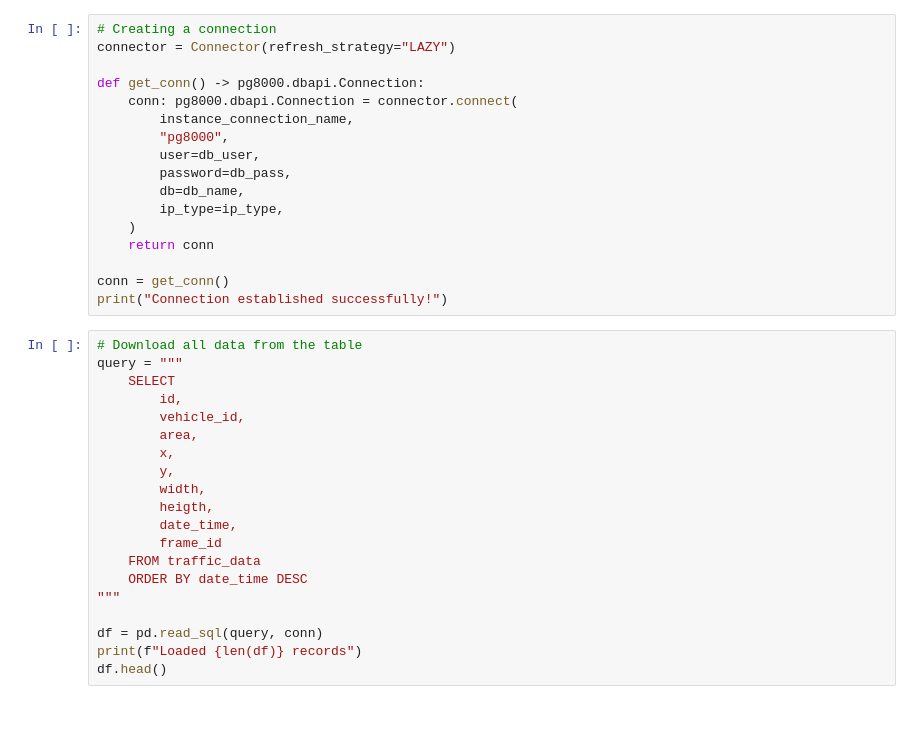
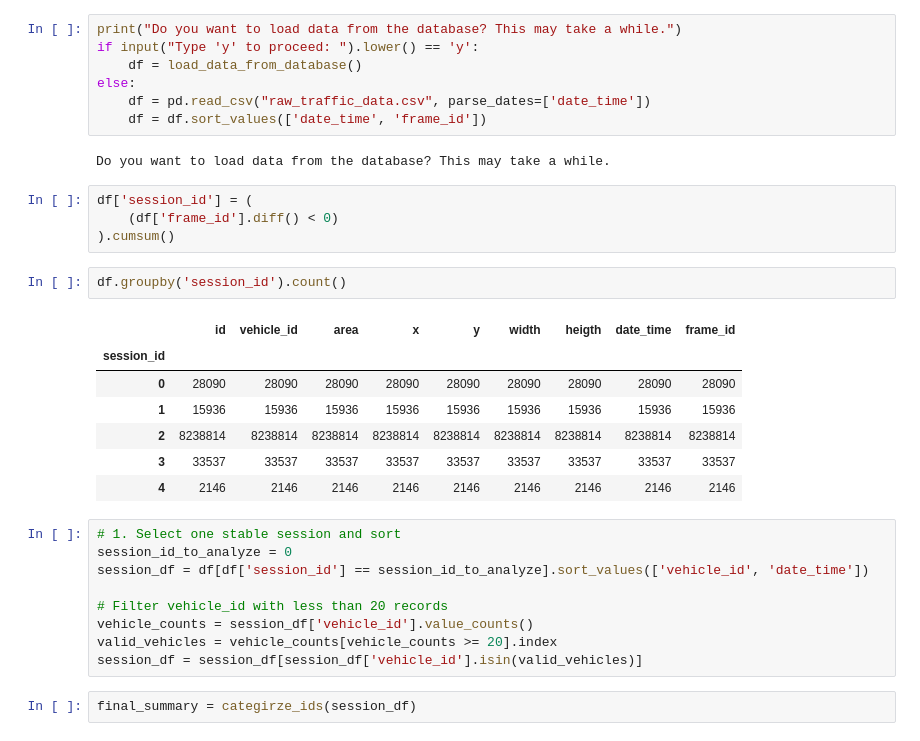
Before and after one commit to mikeandrusyak/Traffic-monitoring-Challenge, a Jupyter notebook: load_data_from_database.ipynb, the cells around one changed output. Cells and saved outputs as stored; diff of their text form; blank space fills up the shorter version.

Commit message:
Creating ids category and functions

```diff
--- a/load_data_from_database.ipynb
+++ b/load_data_from_database.ipynb
@@ -24,37 +12,34 @@ print(f"User: {db_user}")
-# %%
-# Creating a connection
-connector = Connector(refresh_strategy="LAZY")
-
-def get_conn() -> pg8000.dbapi.Connection:
-    conn: pg8000.dbapi.Connection = connector.connect(
-        instance_connection_name,
-        "pg8000",
-        user=db_user,
-        password=db_pass,
-        db=db_name,
-        ip_type=ip_type,
-    )
-    return conn
-
-conn = get_conn()
-print("Connection established successfully!")
-# %%
-# Download all data from the table
-query = """
-    SELECT
-        id,
-        vehicle_id,
-        area,
-        x,
-        y,
-        width,
-        heigth,
-        date_time,
-        frame_id
-    FROM traffic_data
-    ORDER BY date_time DESC
-"""
-
-df = pd.read_sql(query, conn)
-print(f"Loaded {len(df)} records")
-df.head()
+# %%
+print("Do you want to load data from the database? This may take a while.")
+if input("Type 'y' to proceed: ").lower() == 'y':
+    df = load_data_from_database()
+else:
+    df = pd.read_csv("raw_traffic_data.csv", parse_dates=['date_time'])
+    df = df.sort_values(['date_time', 'frame_id'])
+# %% [output]
+Do you want to load data from the database? This may take a while.
+# %%
+df['session_id'] = (
+    (df['frame_id'].diff() < 0)
+).cumsum()
+# %%
+df.groupby('session_id').count()
+# %% [output]
+|  | id | vehicle_id | area | x | y | width | heigth | date_time | frame_id |
+| session_id |  |  |  |  |  |  |  |  |  |
+| 0 | 28090 | 28090 | 28090 | 28090 | 28090 | 28090 | 28090 | 28090 | 28090 |
+| 1 | 15936 | 15936 | 15936 | 15936 | 15936 | 15936 | 15936 | 15936 | 15936 |
+| 2 | 8238814 | 8238814 | 8238814 | 8238814 | 8238814 | 8238814 | 8238814 | 8238814 | 8238814 |
+| 3 | 33537 | 33537 | 33537 | 33537 | 33537 | 33537 | 33537 | 33537 | 33537 |
+| 4 | 2146 | 2146 | 2146 | 2146 | 2146 | 2146 | 2146 | 2146 | 2146 |
+# %%
+# 1. Select one stable session and sort
+session_id_to_analyze = 0
+session_df = df[df['session_id'] == session_id_to_analyze].sort_values(['vehicle_id', 'date_time'])
+
+# Filter vehicle_id with less than 20 records
+vehicle_counts = session_df['vehicle_id'].value_counts()
+valid_vehicles = vehicle_counts[vehicle_counts >= 20].index
+session_df = session_df[session_df['vehicle_id'].isin(valid_vehicles)]
+# %%
+final_summary = categirze_ids(session_df)
```
Also changed, not shown: parts of 15 cells of this notebook, 5 other files.
